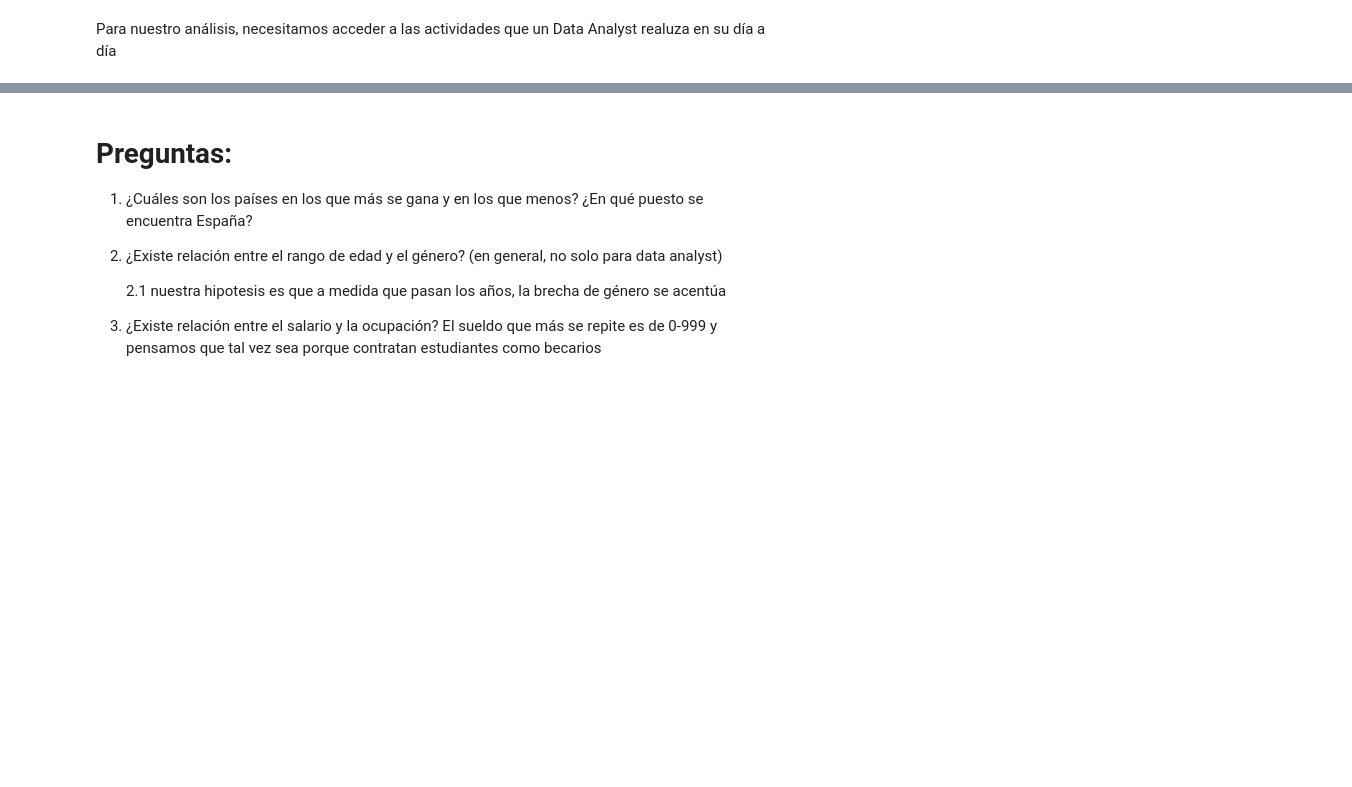
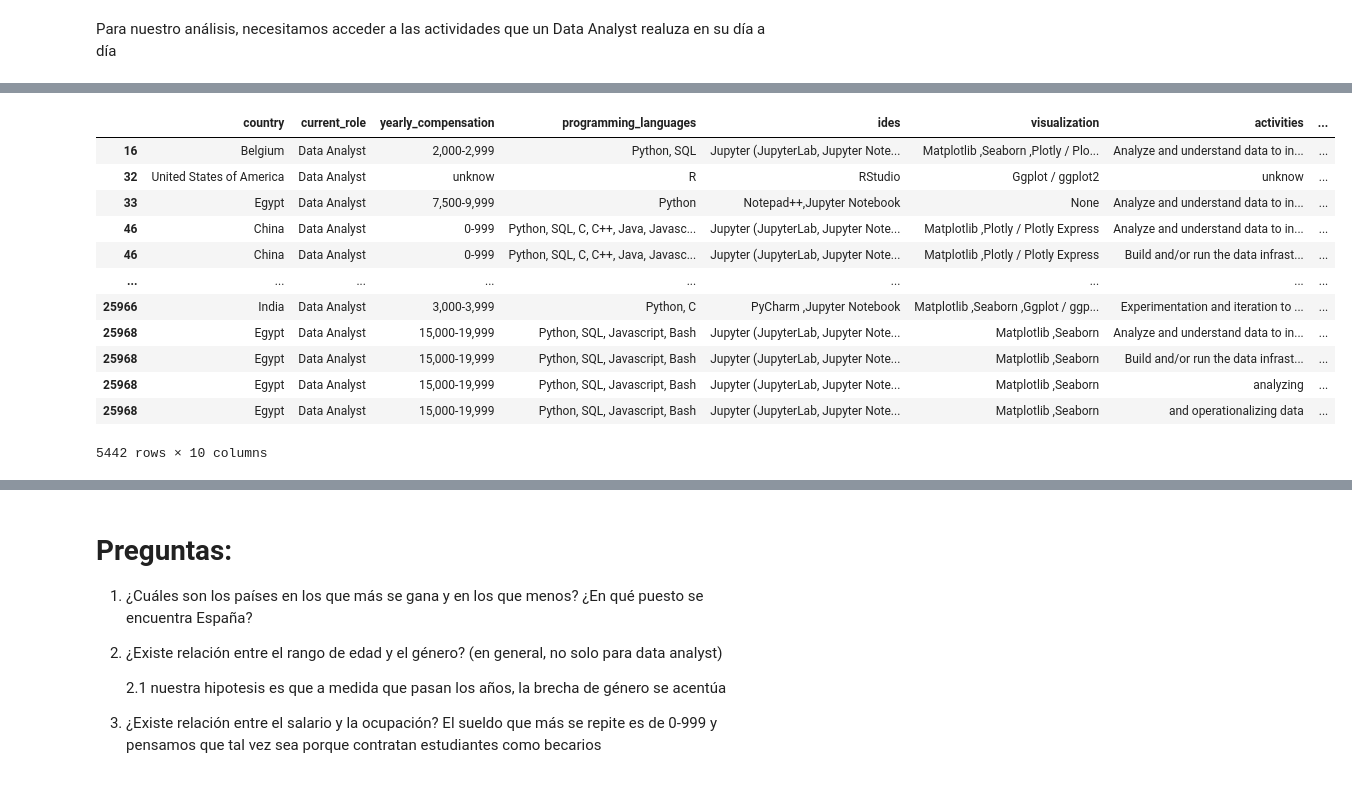
Before and after one commit to LourdesBoj/promoE_modulo2_proyecto_equipo3_AndreaIreneLourdesVictoria, a Jupyter notebook: Jupyter/exploracion_limpieza.ipynb, the cells around one changed output, grey strips where cells are left out. Cells and saved outputs as stored; diff of their text form; code cells hidden in the pictures; blank space fills up the shorter version.

```diff
--- a/Jupyter/exploracion_limpieza.ipynb
+++ b/Jupyter/exploracion_limpieza.ipynb
@@ -628,4 +616,4 @@ array(['Analyze and understand data to influence product or business decisions',
 # %%
-patron = ,\s[A-Z]
+patron = ',\s[A-Z]'
 # %%
-df_analyst['activities'].str.split()
+df_analyst['activities'] = df_analyst['activities'].str.split(patron, regex = True, n = -1)
@@ -631,0 +622,23 @@ df_analyst['activities'].str.split()
+# %%
+def crear_filas(df,patron,columna):
+
+    df[columna] = df[columna].str.split(patron, n = -1)
+
+    return df.explode(columna)
+# %%
+df_final = crear_filas(df_analyst, ', ', 'activities')
+df_final
+# %% [output]
+|  | country | current_role | yearly_compensation | programming_languages | ides | visualization | activities | ... |
+| 16 | Belgium | Data Analyst | 2,000-2,999 | Python, SQL | Jupyter (JupyterLab, Jupyter Note... | Matplotlib ,Seaborn ,Plotly / Plo... | Analyze and understand data to in... | ... |
+| 32 | United States of America | Data Analyst | unknow | R | RStudio | Ggplot / ggplot2 | unknow | ... |
+| 33 | Egypt | Data Analyst | 7,500-9,999 | Python | Notepad++,Jupyter Notebook | None | Analyze and understand data to in... | ... |
+| 46 | China | Data Analyst | 0-999 | Python, SQL, C, C++, Java, Javasc... | Jupyter (JupyterLab, Jupyter Note... | Matplotlib ,Plotly / Plotly Express | Analyze and understand data to in... | ... |
+| 46 | China | Data Analyst | 0-999 | Python, SQL, C, C++, Java, Javasc... | Jupyter (JupyterLab, Jupyter Note... | Matplotlib ,Plotly / Plotly Express | Build and/or run the data infrast... | ... |
+| ... | ... | ... | ... | ... | ... | ... | ... | ... |
+| 25966 | India | Data Analyst | 3,000-3,999 | Python, C | PyCharm ,Jupyter Notebook | Matplotlib ,Seaborn ,Ggplot / ggp... | Experimentation and iteration to ... | ... |
+| 25968 | Egypt | Data Analyst | 15,000-19,999 | Python, SQL, Javascript, Bash | Jupyter (JupyterLab, Jupyter Note... | Matplotlib ,Seaborn | Analyze and understand data to in... | ... |
+| 25968 | Egypt | Data Analyst | 15,000-19,999 | Python, SQL, Javascript, Bash | Jupyter (JupyterLab, Jupyter Note... | Matplotlib ,Seaborn | Build and/or run the data infrast... | ... |
+| 25968 | Egypt | Data Analyst | 15,000-19,999 | Python, SQL, Javascript, Bash | Jupyter (JupyterLab, Jupyter Note... | Matplotlib ,Seaborn | analyzing | ... |
+| 25968 | Egypt | Data Analyst | 15,000-19,999 | Python, SQL, Javascript, Bash | Jupyter (JupyterLab, Jupyter Note... | Matplotlib ,Seaborn | and operationalizing data | ... |
+5442 rows × 10 columns
```
Also changed, not shown: parts of 15 cells of this notebook.
